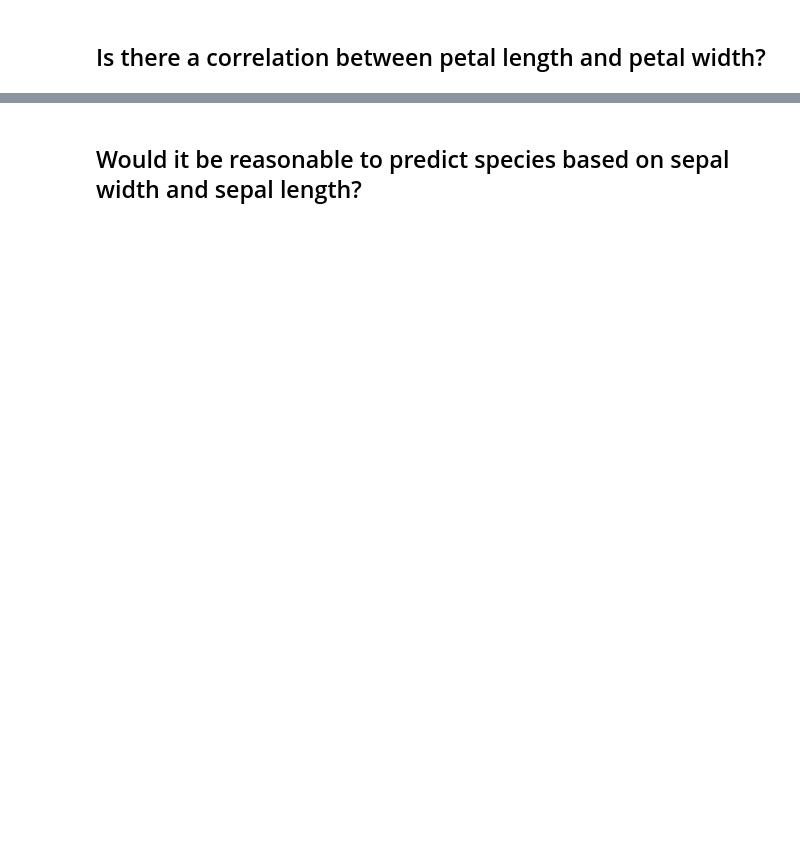
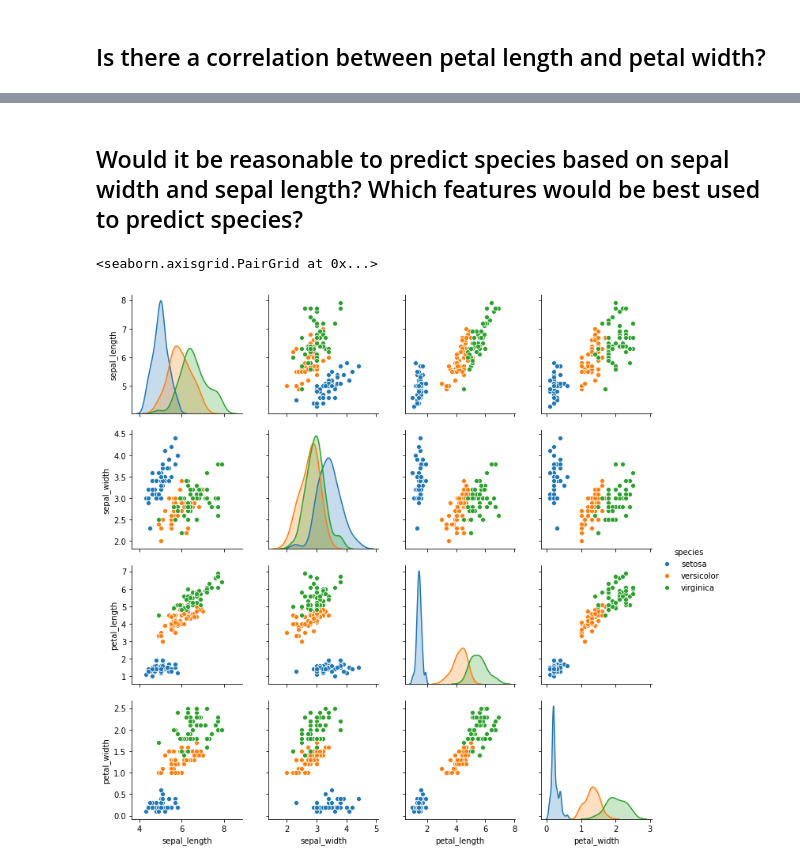
Before and after one commit to chasethompson/python-exercises, a Jupyter notebook: 4.8.5_seaborn_exercises.ipynb, the cells around one changed output, grey strips where cells are left out. Saved outputs shown, nothing was run; the diff lists cells and outputs as text; code cells hidden in the pictures; blank space fills up the shorter version.

```diff
--- a/4.8.5_seaborn_exercises.ipynb
+++ b/4.8.5_seaborn_exercises.ipynb
@@ -75,2 +49,7 @@ sns.relplot(x='petal_width', y='petal_length', data=plants)
 # %% [markdown]
-## Would it be reasonable to predict species based on sepal width and sepal length?
+## Would it be reasonable to predict species based on sepal width and sepal length? Which features would be best used to predict species?
+# %%
+sns.pairplot(iris, hue='species')
+# %% [output]
+<seaborn.axisgrid.PairGrid at 0x...>
+[figure, added]
```
Also changed, not shown: parts of 18 cells of this notebook, 1 other file.
